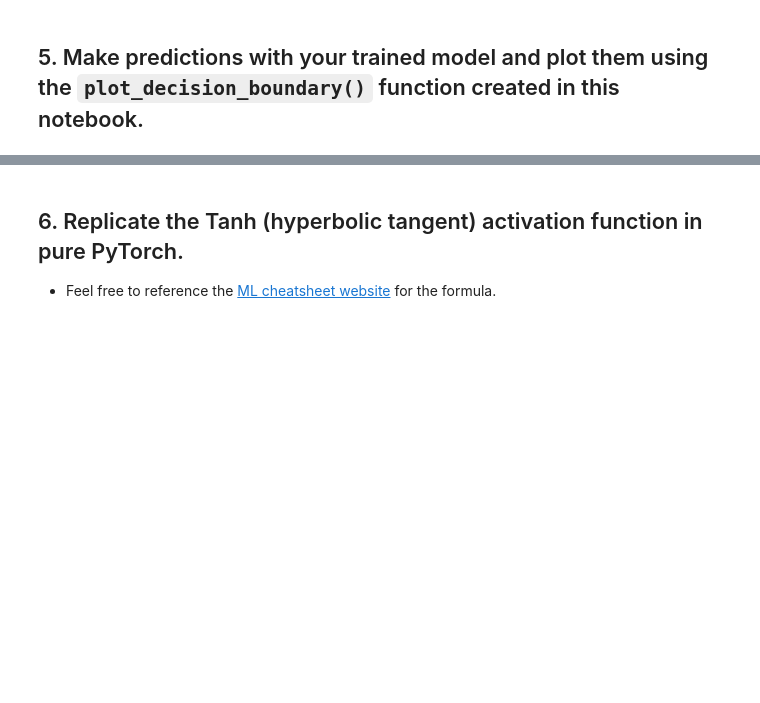
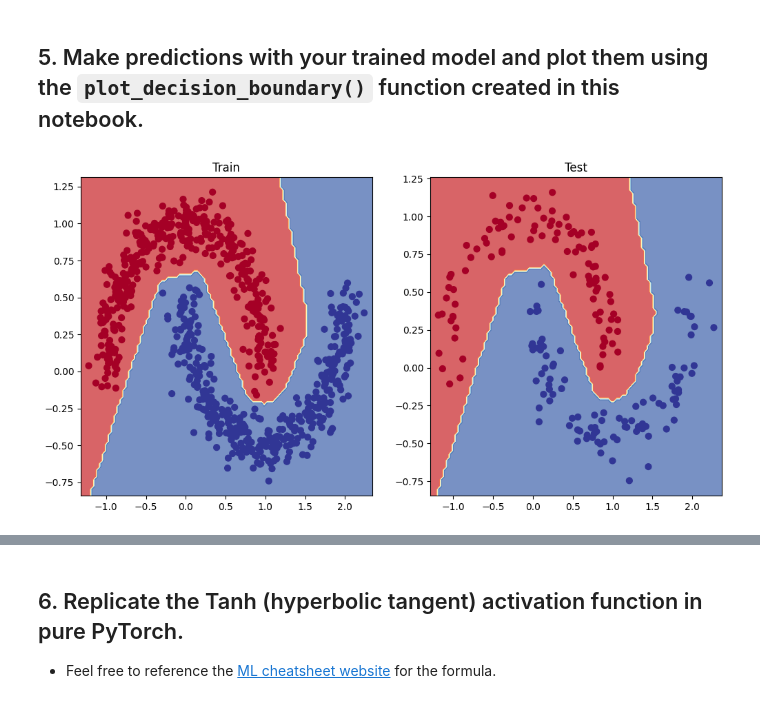
Before and after one commit to soloeinsteinmit/SophiaDL, a Jupyter notebook: exercises/02_pytorch_classification_exercises.ipynb, the cells around one changed output, grey strips where cells are left out. Cells and saved outputs as stored; diff of their text form; code cells hidden in the pictures; blank space fills up the shorter version.

```diff
--- a/exercises/02_pytorch_classification_exercises.ipynb
+++ b/exercises/02_pytorch_classification_exercises.ipynb
@@ -64,8 +120,10 @@ class MoonModelV0(nn.Module):
 ## 3. Setup a binary classification compatible loss function and optimizer to use when training the model built in 2.
 # %%
 # Setup loss function
+moon_model_loss_fn = torch.nn.BCEWithLogitsLoss()
 
 # Setup optimizer to optimize model's parameters
+moon_model_optimizer = torch.optim.Adam(params=moon_model_0.parameters(), lr=0.01)
 # %% [markdown]
 ## 4. Create a training and testing loop to fit the model you created in 2 to the data you created in 1.
   * Do a forward pass of the model to see what's coming out in the form of logits, prediction probabilities and labels.
@@ -101,50 +184,61 @@ from torchmetrics import Accuracy
 # %%
 ## TODO: Uncomment this to set the seed
-# torch.manual_seed(RANDOM_SEED)
+torch.manual_seed(RANDOM_SEED)
 
 # Setup epochs
-
+epochs = 1000
 
 # Send data to the device
+# Already send to device up there
 
 
 # Loop through the data
-# for epoch in range(epochs):
+for epoch in range(epochs):
   ### Training
+  moon_model_0.train()
 
 
   # 1. Forward pass (logits output)
+  y_logits = moon_model_0.forward(X_train).squeeze()
 
   # Turn logits into prediction probabilities
-
+  y_probs = torch.sigmoid(y_logits)
 
   # Turn prediction probabilities into prediction labels
-
+  y_preds = torch.round(y_probs)
 
   # 2. Calculaute the loss
-  # loss = loss_fn(y_logits, y_train) # loss = compare model raw outputs to desired model outputs
+  loss = moon_model_loss_fn(y_logits, y_train) # loss = compare model raw outputs to desired model outputs
 
   # Calculate the accuracy
-  # acc = acc_fn(y_pred, y_train.int()) # the accuracy function needs to compare pred labels (not logits) with actual labels
+  acc = moon_model_acc_fn(y_preds, y_train.int()) # the accuracy function needs to compare pred labels (not logits) with actual labels
 
   # 3. Zero the gradients
+  moon_model_optimizer.zero_grad()
 
 
   # 4. Loss backward (perform backpropagation) - https://brilliant.org/wiki/backpropagation/#:~:text=Backpropagation%2C%20short%20for%20%22backward%20propagation,to%20the%20neural%20network's%20weights.
+  loss.backward()
 
   # 5. Step the optimizer (gradient descent) - https://towardsdatascience.com/gradient-descent-algorithm-a-deep-dive-cf04e8115f21#:~:text=Gradient%20descent%20(GD)%20is%20an,e.g.%20in%20a%20linear%20regression)
+  moon_model_optimizer.step()
 
 
   ### Testing
-  # model_0.eval()
-  # with torch.inference_mode():
+  moon_model_0.eval()
+  with torch.inference_mode():
     # 1. Forward pass (to get the logits)
+    y_test_logits = moon_model_0.forward(X_test).squeeze()
 
     # Turn the test logits into prediction labels
+    y_test_preds = torch.round(torch.sigmoid(y_test_logits))
 
 
     # 2. Caculate the test loss/acc
+    test_loss = moon_model_loss_fn(y_test_logits, y_test)
+    test_acc = moon_model_acc_fn(y_test_preds, y_test.int())
 
 
   # Print out what's happening every 100 epochs
-  # if epoch % 100 == 0:
+  if epoch % 100 == 0:
+    print(f"Epoch: {epoch} | Loss: {loss:.5f}, Acc: {acc:.2f}% | Test loss: {test_loss:.5f}, Test acc: {test_acc:.2f}%")
@@ -191,0 +295,11 @@ def plot_decision_boundary(model, X, y):
+# %%
+# Plot decision boundaries for training and test sets
+plt.figure(figsize=(12, 6))
+plt.subplot(1, 2, 1)
+plt.title("Train")
+plot_decision_boundary(moon_model_0, X_train, y_train)
+plt.subplot(1, 2, 2)
+plt.title("Test")
+plot_decision_boundary(moon_model_0, X_test, y_test)
+# %% [output]
+[figure, added]
```
Also changed, not shown: parts of 30 cells of this notebook, 1 other file.
